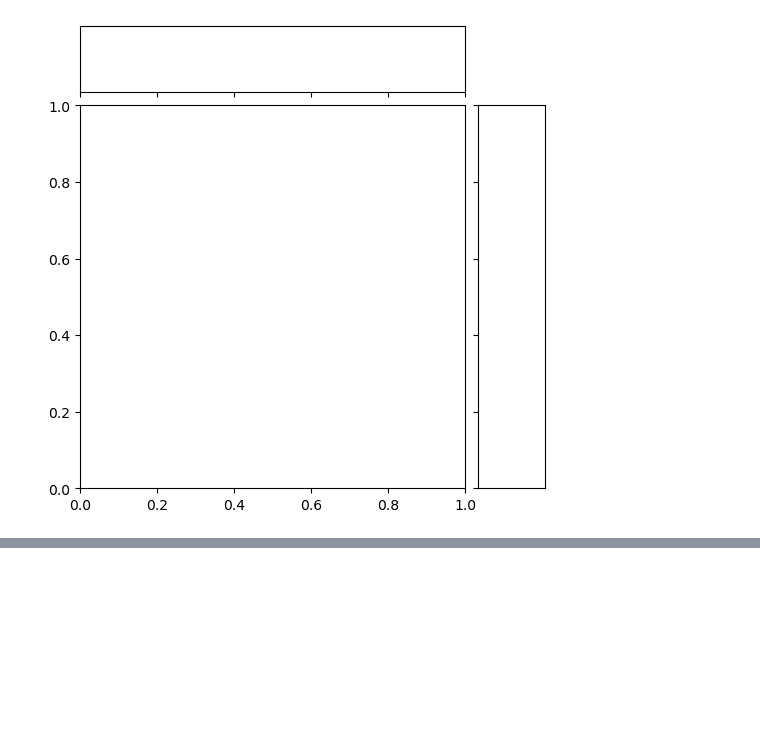
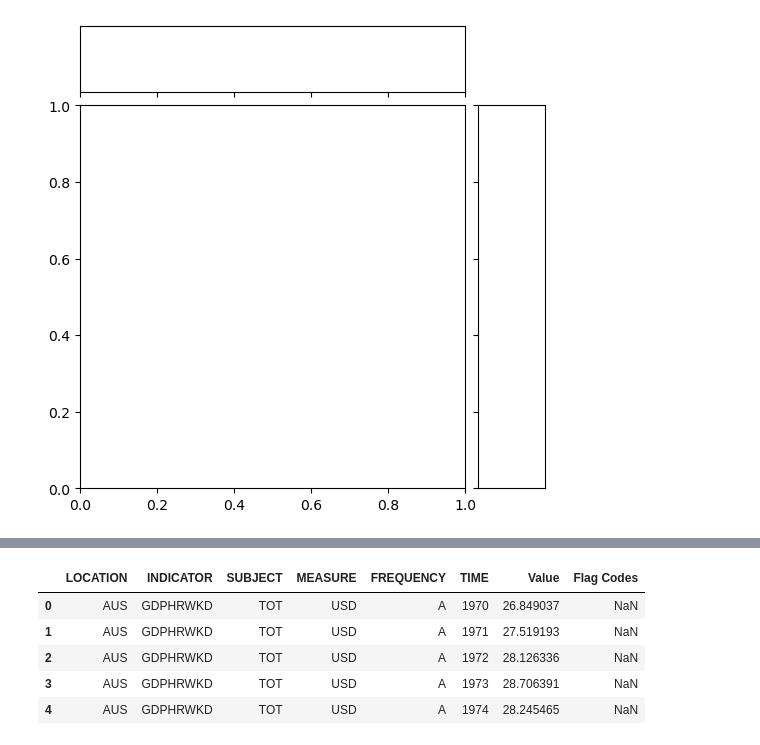
Before and after one commit to ubco-W2022T1-cosc301/project-group17, a Jupyter notebook: notebooks/analysis1-temp.ipynb, the cells around one changed output, grey strips where cells are left out. Drawn from its saved outputs; the diff is of its cells as text; code cells hidden in the pictures; blank space fills up the shorter version.

```diff
--- a/notebooks/analysis1-temp.ipynb
+++ b/notebooks/analysis1-temp.ipynb
@@ -101,0 +121,9 @@ sns.jointplot(x='Year', y='GDP per Vacation Days', data = df_calc)
+# %%
+df_gdp.head()
+# %% [output]
+|  | LOCATION | INDICATOR | SUBJECT | MEASURE | FREQUENCY | TIME | Value | Flag Codes |
+| 0 | AUS | GDPHRWKD | TOT | USD | A | 1970 | 26.849037 | NaN |
+| 1 | AUS | GDPHRWKD | TOT | USD | A | 1971 | 27.519193 | NaN |
+| 2 | AUS | GDPHRWKD | TOT | USD | A | 1972 | 28.126336 | NaN |
+| 3 | AUS | GDPHRWKD | TOT | USD | A | 1973 | 28.706391 | NaN |
+| 4 | AUS | GDPHRWKD | TOT | USD | A | 1974 | 28.245465 | NaN |
```
Also changed, not shown: parts of 7 cells of this notebook, 2 other files.
